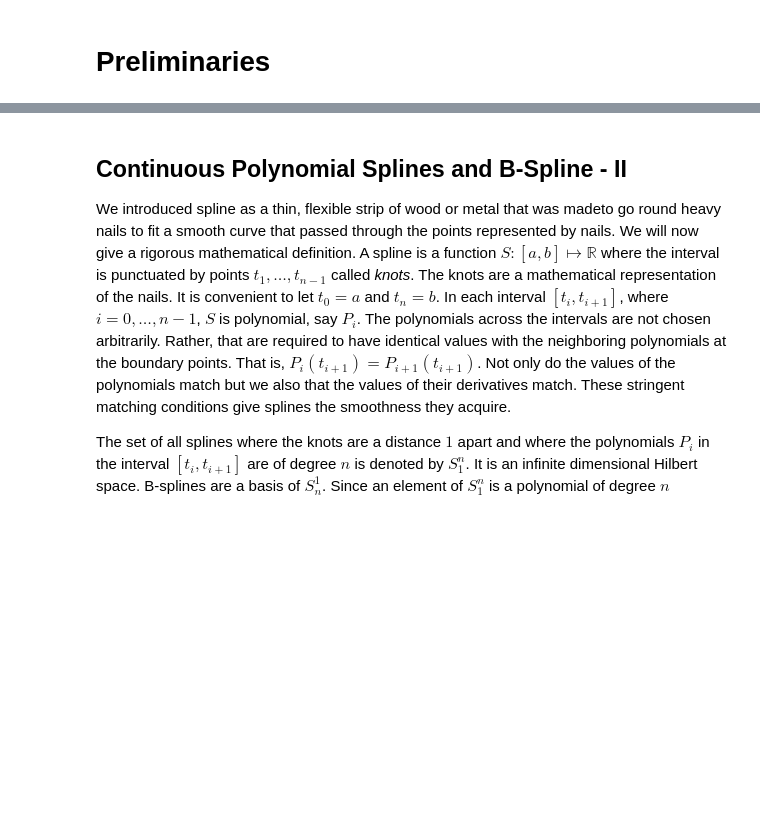
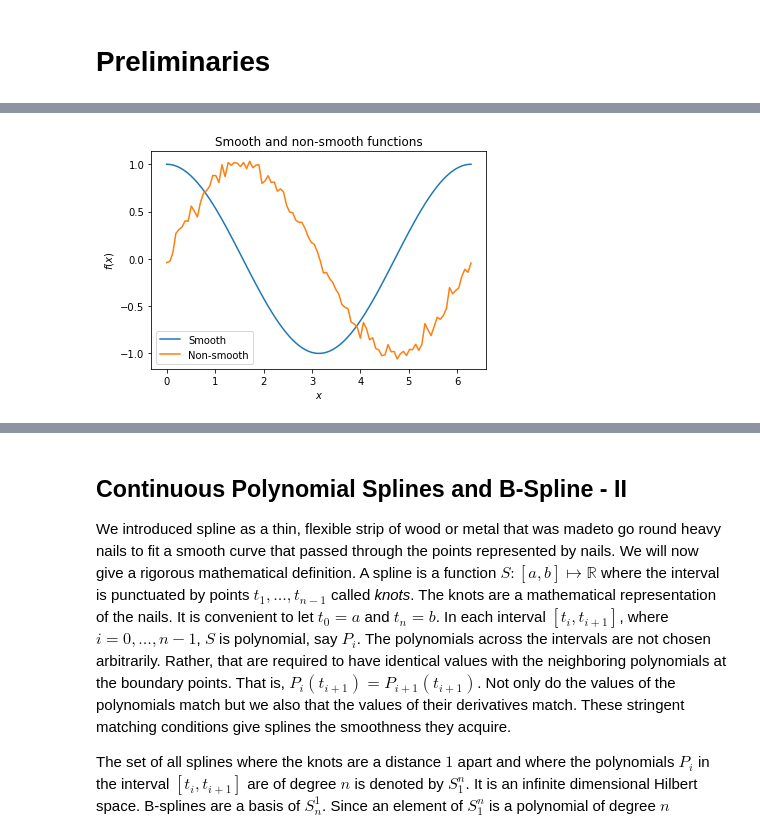
Before and after one commit to amey-joshi/am, a Jupyter notebook: p3/m2p_B01_B_ImageSplines_Version_3.ipynb, the cells around one changed output, grey strips where cells are left out. Cells and saved outputs as stored; diff of their text form; code cells hidden in the pictures; blank space fills up the shorter version.

```diff
--- a/p3/m2p_B01_B_ImageSplines_Version_3.ipynb
+++ b/p3/m2p_B01_B_ImageSplines_Version_3.ipynb
@@ -94,0 +139,19 @@ Notes:
+# %%
+# Smooth and non-smooth functions.
+
+import numpy as np
+import matplotlib.pyplot as plt
+
+x = np.linspace(0, 2 * np.pi, 100)
+y1 = np.cos(x)
+y2 = np.sin(x) + np.random.normal(0, 1, 100) * 0.05
+
+plt.plot(x, y1, label = 'Smooth')
+plt.plot(x, y2, label = 'Non-smooth')
+plt.xlabel(r'$x$')
+plt.ylabel(r'$f(x)$')
+plt.title('Smooth and non-smooth functions')
+plt.legend()
+plt.show()
+# %% [output]
+[figure, added]
```
Also changed, not shown: parts of 16 cells of this notebook.
